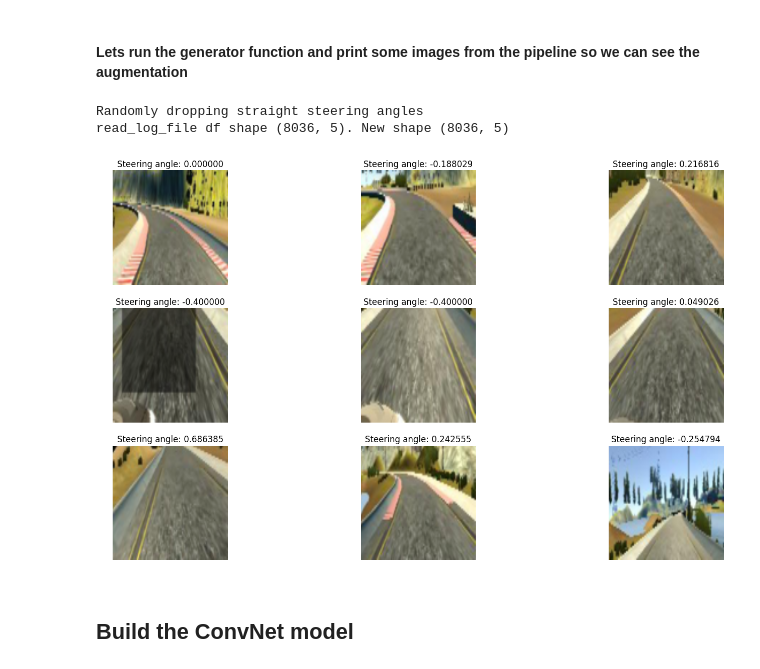
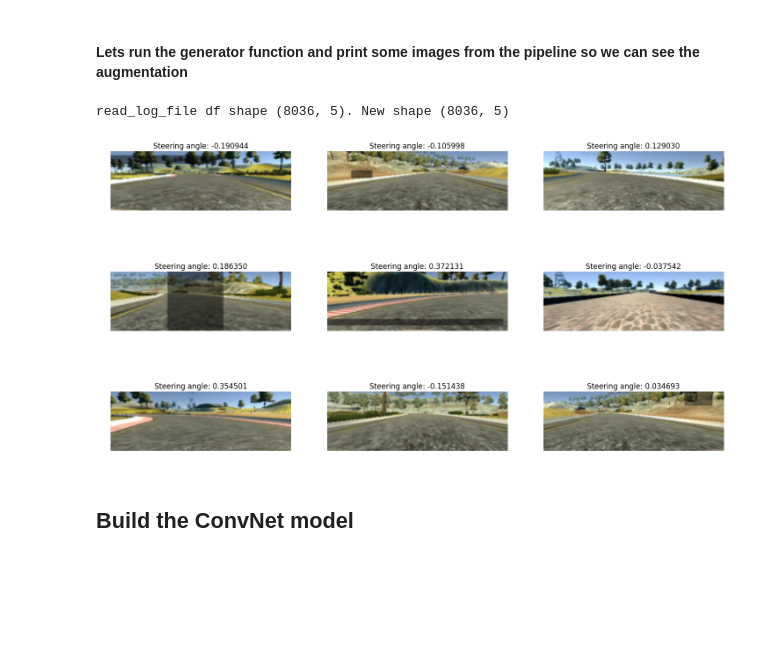
Before and after one commit to js1972/self-driving-car, a Jupyter notebook: self-driving-car.ipynb, the cells around one changed output. Saved outputs shown, nothing was run; the diff lists cells and outputs as text; code cells hidden in the pictures; blank space fills up the shorter version.

Commit message:
change to nvidia model and randomly select left, center, right image to balance them

```diff
--- a/self-driving-car.ipynb
+++ b/self-driving-car.ipynb
@@ -132,15 +186,13 @@ def random_darken(image):
 # %%
 # NOTE: Changes to the CROP size must be reflected in drive.py !!!
-def crop_and_resize(image, crop=(55, 120), shape=(100, 100, 3)):
+def crop_and_resize(image, y1, y2, x1, x2, shape=(100, 100, 3)):
     """
     Crop and Resize images to given shape.
     """
-    height, width, channels = shape
-    image_resized = np.empty([height, width, channels])
+    #height, width, channels = shape
+    #image_resized = np.empty([height, width, channels])
 
-    crop_top = crop[0]
-    crop_bottom = crop[1]
-    cropped_image = image[crop_top:crop_bottom, :, :]
+    cropped_image = image[y1:y2, x1:x2]
     image_resized = imresize(cropped_image, shape)
 
     return image_resized
@@ -149,21 +198,0 @@ def crop_and_resize(image, crop=(55, 120), shape=(100, 100, 3)):
-# %%
-plt.rcParams["figure.figsize"] = (18, 10)
-
-print("Shape: ", df.shape)
-print("Length: ", len(df.index))
-
-row = np.random.randint(len(df.index))
-print("Random row: ", row)
-print("Image shape {}".format(load_img("data/"+df.iloc[1]["center"].strip())))
-
-i = 0
-for camera in ["left", "center", "right"]:
-    image = load_img("data/"+df.iloc[row][camera].strip())  #some columns have whitespace so strip it out
-    image = img_to_array(image)
-    image = crop_and_resize(image)
-    plt.subplot(1, 3, i+1)
-    plt.imshow(image.astype("uint8"))
-    plt.axis('off')
-    title = "{} (steering angle: {:.6f})".format(camera, df.iloc[row]["steering"])
-    plt.title(title)
-    i += 1
@@ -183,7 +206,10 @@ def process_image(image_path, steering_angle, augment):
     image = img_to_array(image)
 
     if augment:
-        image = random_shift(image, 0, 0.2, 0, 1, 2)  # only vertical
+        #image = random_shift(image, 0, 0.2, 0, 1, 2)  # only vertical
+        trans_range = 50
+        image, steering_angle = random_translation(image, steering_angle, trans_range) # , trans_y=True
+
         if random.random() < 0.5:
             image = flip_axis(image, 1)
             steering_angle = -steering_angle
@@ -191,7 +217,12 @@ def process_image(image_path, steering_angle, augment):
     return image.astype(np.float32), steering_angle
 # %%
 def preprocess(image):
-    image = crop_and_resize(image)
+    # image size
+    im_y = image.shape[0]
+    im_x = image.shape[1]
+    trans_range = 50
+
+    image = crop_and_resize(image, 20, 140, 0+trans_range, im_x-trans_range, shape=(66, 200, 3))
     image = (image / 255. - .5).astype(np.float32) #normalize
     return image
 # %%
@@ -214,27 +245,26 @@ def generator(X, y, batch_size):
 # %% [markdown]
 #### Lets run the generator function and print some images from the pipeline so we can see the augmentation
 # %%
-X, y = read_log_file(random_drop_straight=True)
+X, y = read_log_file()
 
 plt.figure()
 plt.rcParams["figure.figsize"] = (18, 10)
 
 for pic in range(9):
     obj = generator(X, y, batch_size=1)
     next_batch = next(obj)
 
     image_from_array = next_batch[0][0]
     image_from_array = (image_from_array + .5) * 255 #undo the normalisation
 
     plt.subplot(3, 3, pic+1)
     plt.imshow(image_from_array.astype("uint8"))
     plt.axis('off')
     title = "Steering angle: {:.6f}".format(next_batch[1][0])
     plt.title(title)
 # %% [output]
-Randomly dropping straight steering angles
 read_log_file df shape (8036, 5). New shape (8036, 5)
-[figure, old version]
+[figure, new version]
 # %% [markdown]
 ## Build the ConvNet model
 # %%
```
Also changed, not shown: parts of 11 cells of this notebook, 2 other files.
